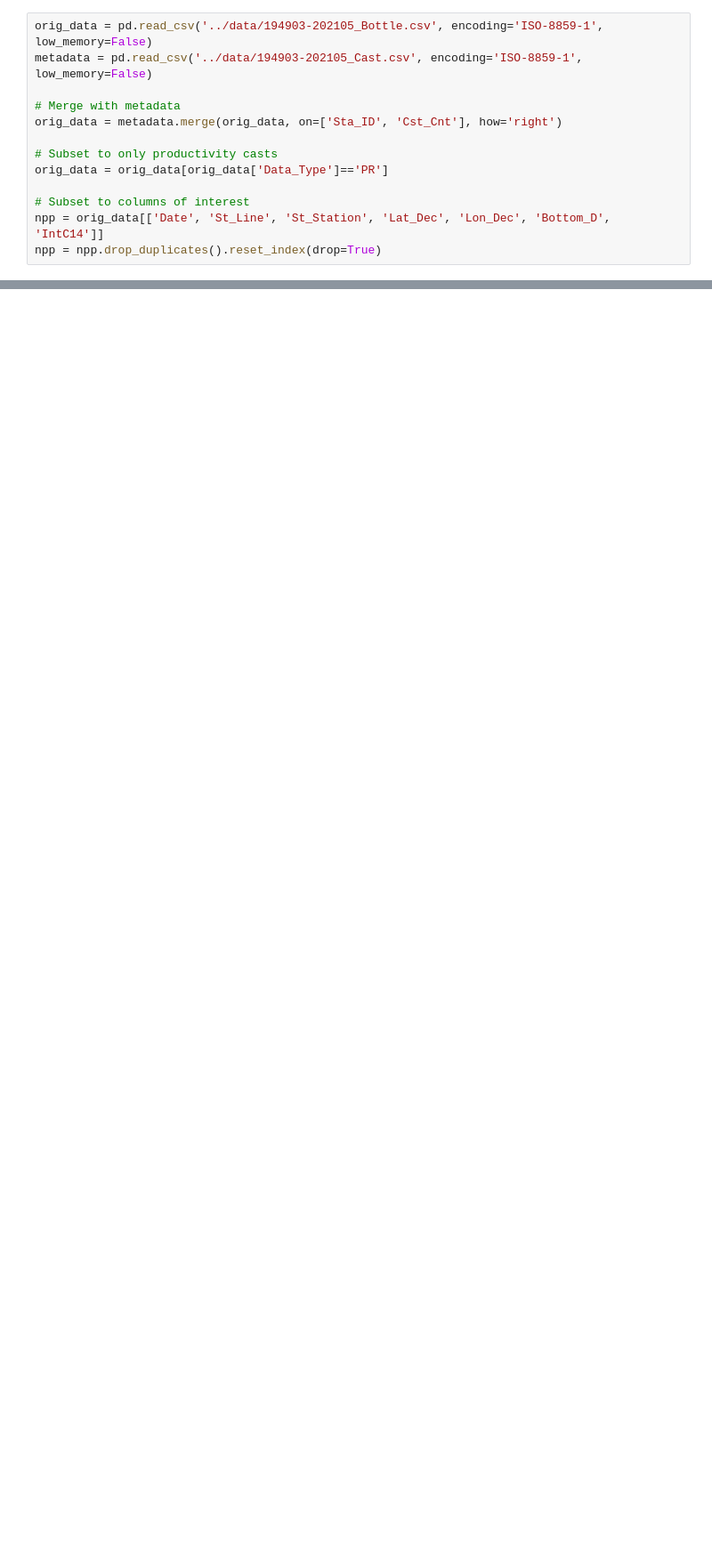
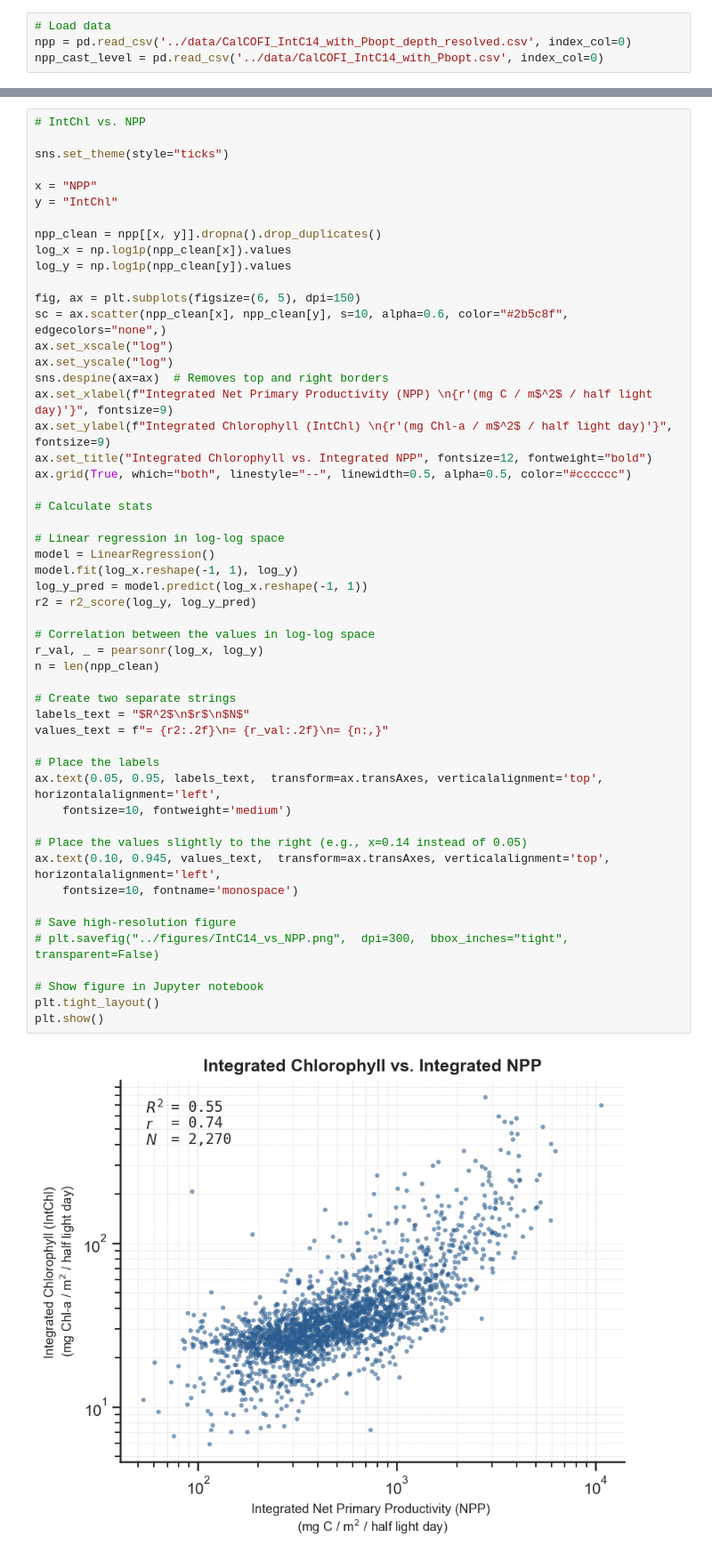
Before and after one commit to decarpenter/primary-productivity, a Jupyter notebook: notebooks/01 Get Integrated NPP from CalCOFI Bottle Data.ipynb, the cells around one changed output, grey strips where cells are left out. Shown at 89% size. Cells and saved outputs as stored; diff of their text form; blank space fills up the shorter version.

Commit message:
Code to clean in situ CalCOFI data and get Pbopt, as well as in situ data exploration figures

```diff
--- a/notebooks/01 Get Integrated NPP from CalCOFI Bottle Data.ipynb
+++ b/notebooks/01 Get Integrated NPP from CalCOFI Bottle Data.ipynb
@@ -11,13 +231,4 @@ Bottle Database: https://calcofi.org/data/oceanographic-data/bottle-database/
 # %%
-orig_data = pd.read_csv('../data/194903-202105_Bottle.csv', encoding='ISO-8859-1', low_memory=False)
-metadata = pd.read_csv('../data/194903-202105_Cast.csv', encoding='ISO-8859-1', low_memory=False)
-
-# Merge with metadata
-orig_data = metadata.merge(orig_data, on=['Sta_ID', 'Cst_Cnt'], how='right')
-
-# Subset to only productivity casts
-orig_data = orig_data[orig_data['Data_Type']=='PR']
-
-# Subset to columns of interest
-npp = orig_data[['Date', 'St_Line', 'St_Station', 'Lat_Dec', 'Lon_Dec', 'Bottom_D', 'IntC14']]
-npp = npp.drop_duplicates().reset_index(drop=True)
+# Load data
+npp = pd.read_csv('../data/CalCOFI_IntC14_with_Pbopt_depth_resolved.csv', index_col=0)
+npp_cast_level = pd.read_csv('../data/CalCOFI_IntC14_with_Pbopt.csv', index_col=0)
@@ -48 +235,55 @@ npp = npp.drop(columns=['Lat_Dec', 'Lon_Dec'])
+# %%
+# IntChl vs. NPP
+
+sns.set_theme(style="ticks")
+
+x = "NPP"
+y = "IntChl"
+
+npp_clean = npp[[x, y]].dropna().drop_duplicates()
+log_x = np.log1p(npp_clean[x]).values
+log_y = np.log1p(npp_clean[y]).values
+
+fig, ax = plt.subplots(figsize=(6, 5), dpi=150)
+sc = ax.scatter(npp_clean[x], npp_clean[y], s=10, alpha=0.6, color="#2b5c8f", edgecolors="none",)
+ax.set_xscale("log")
+ax.set_yscale("log")
+sns.despine(ax=ax)  # Removes top and right borders
+ax.set_xlabel(f"Integrated Net Primary Productivity (NPP) \n{r'(mg C / m$^2$ / half light day)'}", fontsize=9)
+ax.set_ylabel(f"Integrated Chlorophyll (IntChl) \n{r'(mg Chl-a / m$^2$ / half light day)'}", fontsize=9)
+ax.set_title("Integrated Chlorophyll vs. Integrated NPP", fontsize=12, fontweight="bold")
+ax.grid(True, which="both", linestyle="--", linewidth=0.5, alpha=0.5, color="#cccccc")
+
+# Calculate stats
+
+# Linear regression in log-log space
+model = LinearRegression()
+model.fit(log_x.reshape(-1, 1), log_y)
+log_y_pred = model.predict(log_x.reshape(-1, 1))
+r2 = r2_score(log_y, log_y_pred)
+
+# Correlation between the values in log-log space
+r_val, _ = pearsonr(log_x, log_y)
+n = len(npp_clean)
+
+# Create two separate strings
+labels_text = "$R^2$\n$r$\n$N$"
+values_text = f"= {r2:.2f}\n= {r_val:.2f}\n= {n:,}"
+
+# Place the labels
+ax.text(0.05, 0.95, labels_text,  transform=ax.transAxes, verticalalignment='top', horizontalalignment='left',
+    fontsize=10, fontweight='medium')
+
+# Place the values slightly to the right (e.g., x=0.14 instead of 0.05)
+ax.text(0.10, 0.945, values_text,  transform=ax.transAxes, verticalalignment='top', horizontalalignment='left',
+    fontsize=10, fontname='monospace')
+
+# Save high-resolution figure
+# plt.savefig("../figures/IntC14_vs_NPP.png",  dpi=300,  bbox_inches="tight",  transparent=False)
+
+# Show figure in Jupyter notebook
+plt.tight_layout()
+plt.show()
+# %% [output]
+[figure, added]
 # %%
```
Also changed, not shown: parts of 14 cells of this notebook.
